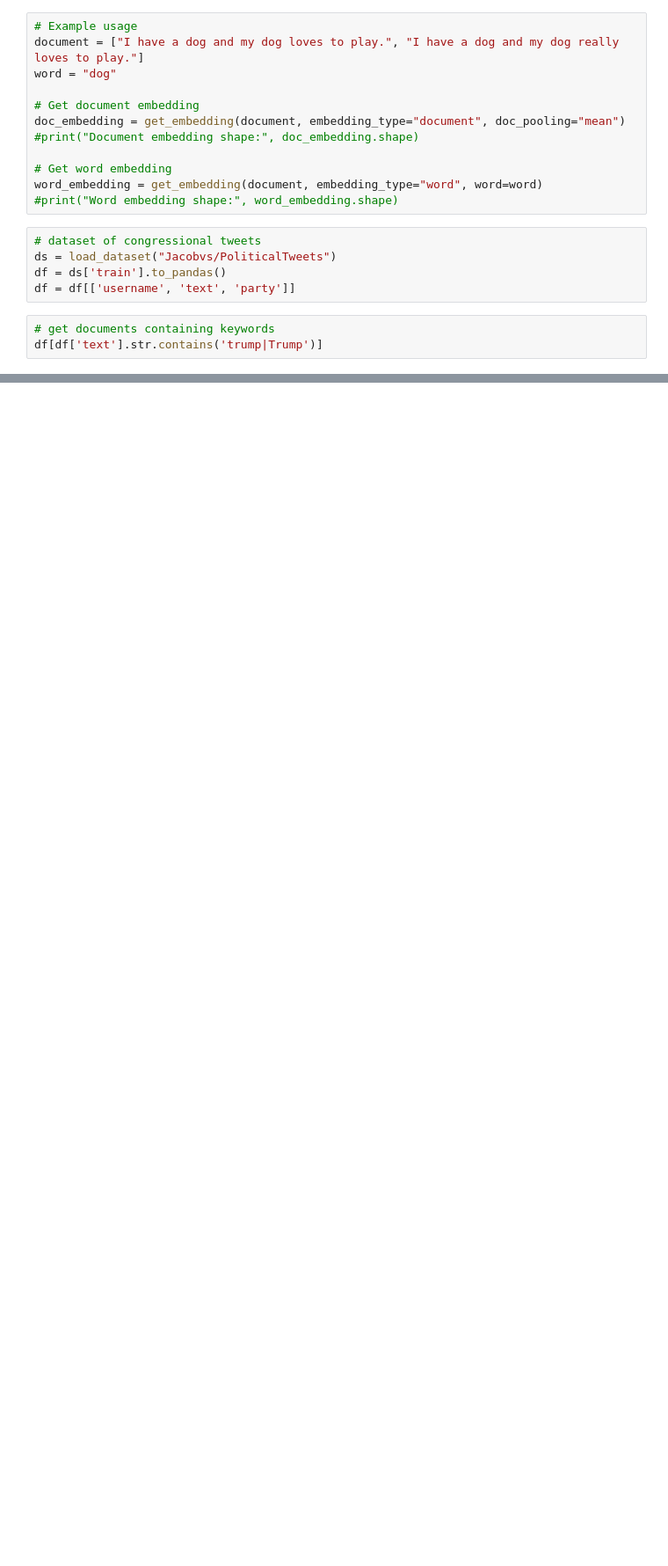
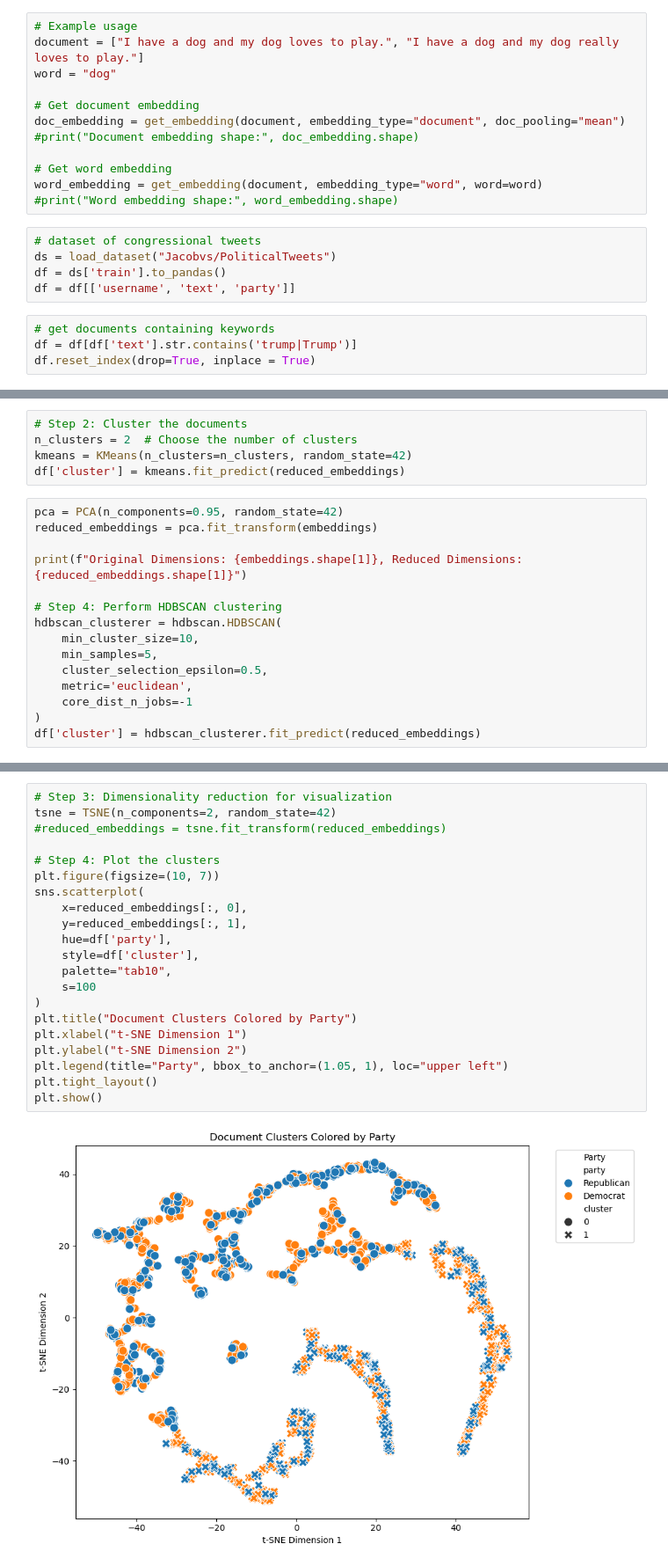
Before and after one commit to MLBurnham/pol_DEBATE, a Jupyter notebook: analysis/extract_embeddings.ipynb, the cells around one changed output, grey strips where cells are left out. Shown: that part at 88% size. Saved outputs shown, nothing was run; the diff lists cells and outputs as text; blank space fills up the shorter version.

```diff
--- a/analysis/extract_embeddings.ipynb
+++ b/analysis/extract_embeddings.ipynb
@@ -110,4 +114,5 @@ df = ds['train'].to_pandas()
 df = df[['username', 'text', 'party']]
 # %%
 # get documents containing keywords
-df[df['text'].str.contains('trump|Trump')]
+df = df[df['text'].str.contains('trump|Trump')]
+df.reset_index(drop=True, inplace = True)
@@ -127,0 +146,20 @@ df[df['text'].str.contains('trump|Trump')]
+# %%
+# Step 2: Cluster the documents
+n_clusters = 2  # Choose the number of clusters
+kmeans = KMeans(n_clusters=n_clusters, random_state=42)
+df['cluster'] = kmeans.fit_predict(reduced_embeddings)
+# %%
+pca = PCA(n_components=0.95, random_state=42)
+reduced_embeddings = pca.fit_transform(embeddings)
+
+print(f"Original Dimensions: {embeddings.shape[1]}, Reduced Dimensions: {reduced_embeddings.shape[1]}")
+
+# Step 4: Perform HDBSCAN clustering
+hdbscan_clusterer = hdbscan.HDBSCAN(
+    min_cluster_size=10,
+    min_samples=5,
+    cluster_selection_epsilon=0.5,
+    metric='euclidean',
+    core_dist_n_jobs=-1
+)
+df['cluster'] = hdbscan_clusterer.fit_predict(reduced_embeddings)
@@ -127,0 +168,23 @@ df[df['text'].str.contains('trump|Trump')]
+# %%
+# Step 3: Dimensionality reduction for visualization
+tsne = TSNE(n_components=2, random_state=42)
+#reduced_embeddings = tsne.fit_transform(reduced_embeddings)
+
+# Step 4: Plot the clusters
+plt.figure(figsize=(10, 7))
+sns.scatterplot(
+    x=reduced_embeddings[:, 0],
+    y=reduced_embeddings[:, 1],
+    hue=df['party'],
+    style=df['cluster'],
+    palette="tab10",
+    s=100
+)
+plt.title("Document Clusters Colored by Party")
+plt.xlabel("t-SNE Dimension 1")
+plt.ylabel("t-SNE Dimension 2")
+plt.legend(title="Party", bbox_to_anchor=(1.05, 1), loc="upper left")
+plt.tight_layout()
+plt.show()
+# %% [output]
+[figure, added]
```
Also changed, not shown: parts of 12 cells of this notebook.
